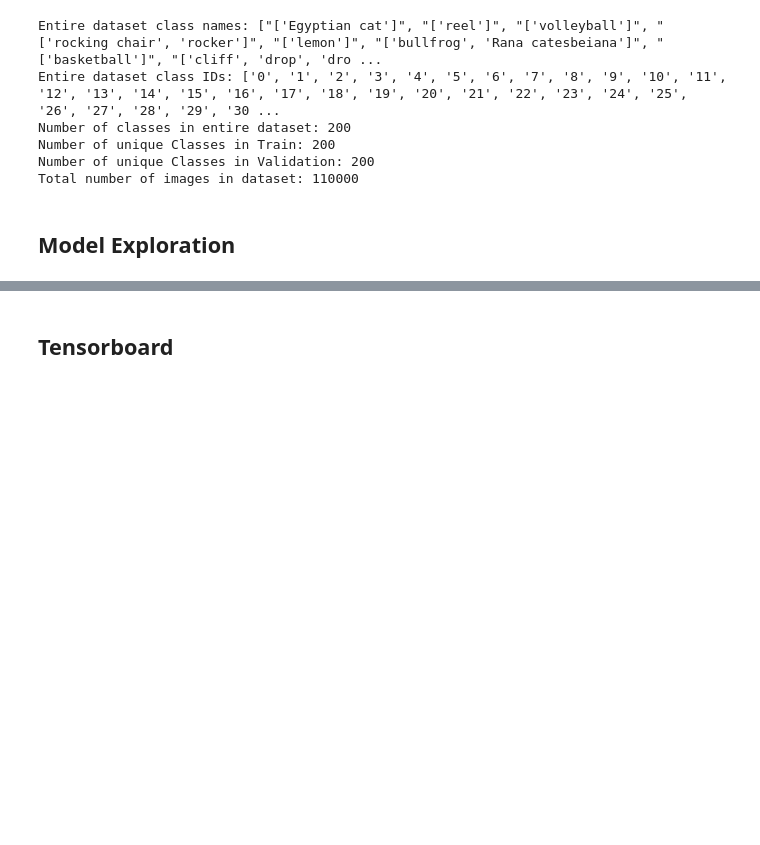
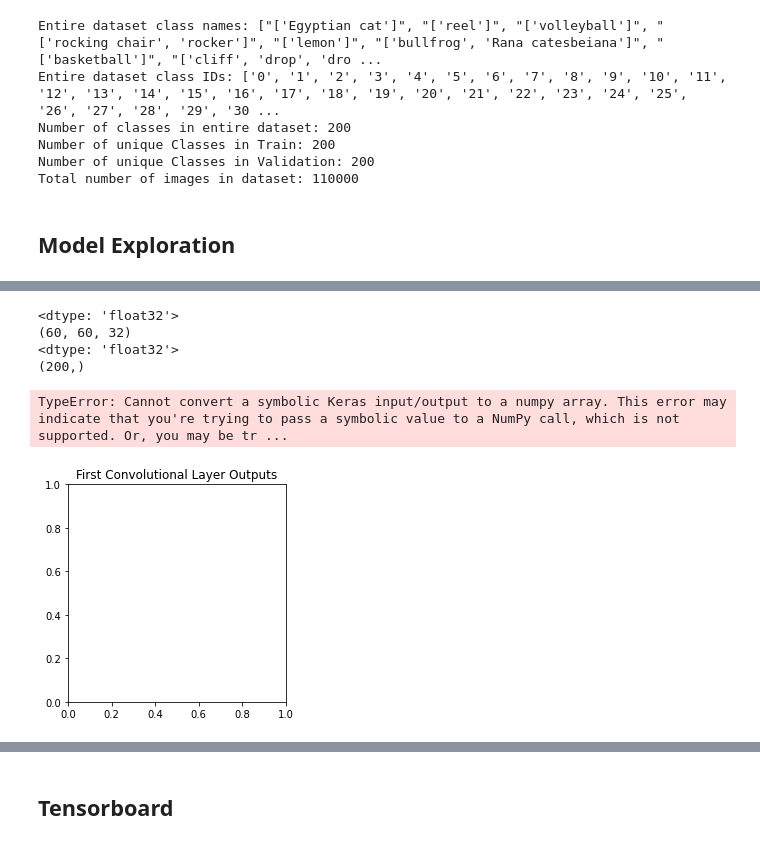
Before and after one commit to WebKingdom/CPRE587, a Jupyter notebook: lab1/487_lab1_Q.ipynb, the cells around one changed output, grey strips where cells are left out. Drawn from its saved outputs; the diff is of its cells as text; code cells hidden in the pictures; blank space fills up the shorter version.

```diff
--- a/lab1/487_lab1_Q.ipynb
+++ b/lab1/487_lab1_Q.ipynb
@@ -398,3 +405,34 @@ You must install pydot (`pip install pydot`) and install graphviz (see instructi
+# %%
+# We can again view the layer outputs as well. Here we are pretending they are images
+# TODO: Visualize the 2 convolutional layers outputs (intermediate feature maps) (one at the beginning and one at the end)
+
+# Get the outputs of the first convolutional layer
+conv1_outputs = model.layers[0].output[0]
+# provide the data type, dimensions, and memory needed to store the outputs on this layer
+print(conv1_outputs.dtype)
+print(conv1_outputs.shape)
+
+# Get the outputs of the last convolutional layer
+conv2_outputs = model.layers[-1].output[0]
+print(conv2_outputs.dtype)
+print(conv2_outputs.shape)
+
+# Plot the outputs of the first convolutional layer
+plt.figure()
+plt.title("First Convolutional Layer Outputs")
+plt.imshow(conv1_outputs, cmap='viridis')
+
+# Plot the outputs of the last convolutional layer
+plt.figure()
+plt.title("Last Convolutional Layer Outputs")
+plt.imshow(conv2_outputs, cmap='viridis')
+# %% [output]
+<dtype: 'float32'>
+(60, 60, 32)
+<dtype: 'float32'>
+(200,)
+TypeError: Cannot convert a symbolic Keras input/output to a numpy array. This error may indicate that you're trying to pass a symbolic value to a NumPy call, which is not supported. Or, you may be tr ...
+[figure, added]
 # %%
 # TODO: Export the filters/weights se we can use them later
 # Make a directory for our image data
```
Also changed, not shown: parts of 16 cells of this notebook, 2 other files.
